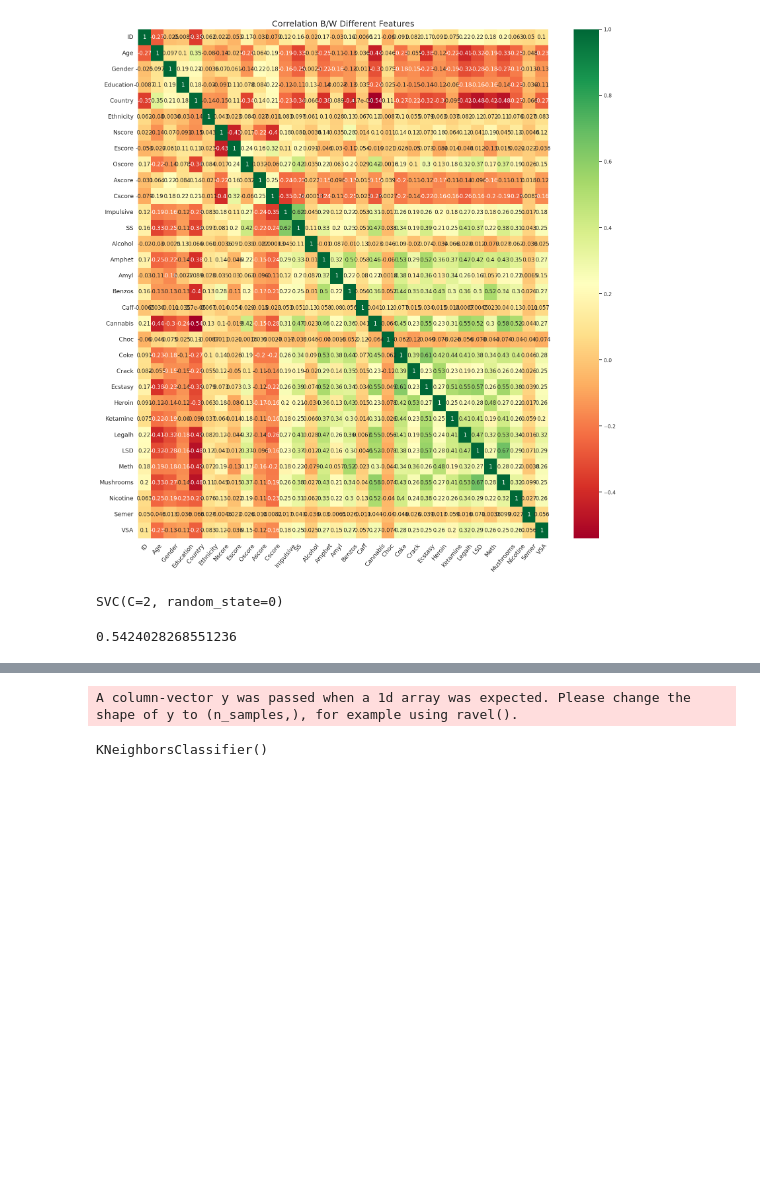
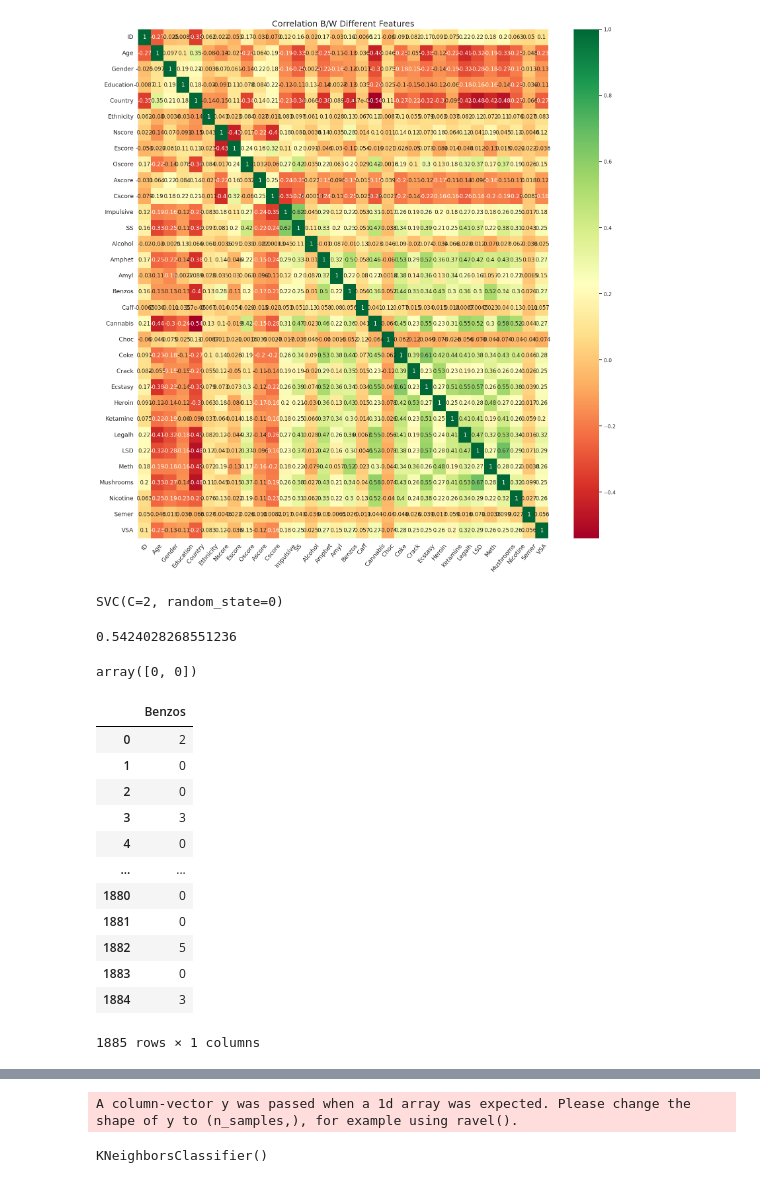
Before and after one commit to harini-spec/overdose-prediction, a Jupyter notebook: drug-prediction.ipynb, the cells around one changed output, grey strips where cells are left out. Drawn from its saved outputs; the diff is of its cells as text; code cells hidden in the pictures; blank space fills up the shorter version.

```diff
--- a/drug-prediction.ipynb
+++ b/drug-prediction.ipynb
@@ -328,8 +253,28 @@ accu = metrics.accuracy_score(y_test1,pred)
 accu
 # %% [output]
 0.5424028268551236
+# %%
+svm.predict([[2,1,4,0,2,41,9,3,30,26,3,1],[3,1,4,6,2,16,26,10,17,20,2,6]])
+# %% [output]
+array([0, 0])
 # %%
 # SVM For Binary Classfication
+# %%
+copy_df[predicted_class_names]
+# %% [output]
+|  | Benzos |
+| 0 | 2 |
+| 1 | 0 |
+| 2 | 0 |
+| 3 | 3 |
+| 4 | 0 |
+| ... | ... |
+| 1880 | 0 |
+| 1881 | 0 |
+| 1882 | 5 |
+| 1883 | 0 |
+| 1884 | 3 |
+1885 rows × 1 columns
 # %%
 feature_col_names = ['Age', 'Gender', 'Education', 'Country', 'Ethnicity', 'Nscore',
        'Escore', 'Oscore', 'Ascore', 'Cscore', 'Impulsive', 'SS']
```
Also changed, not shown: parts of 23 cells of this notebook.
